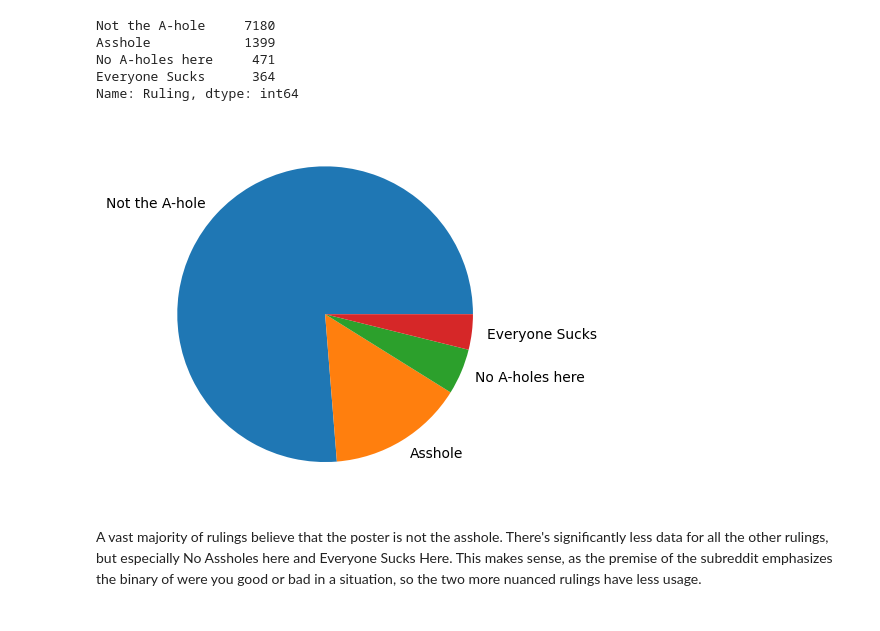
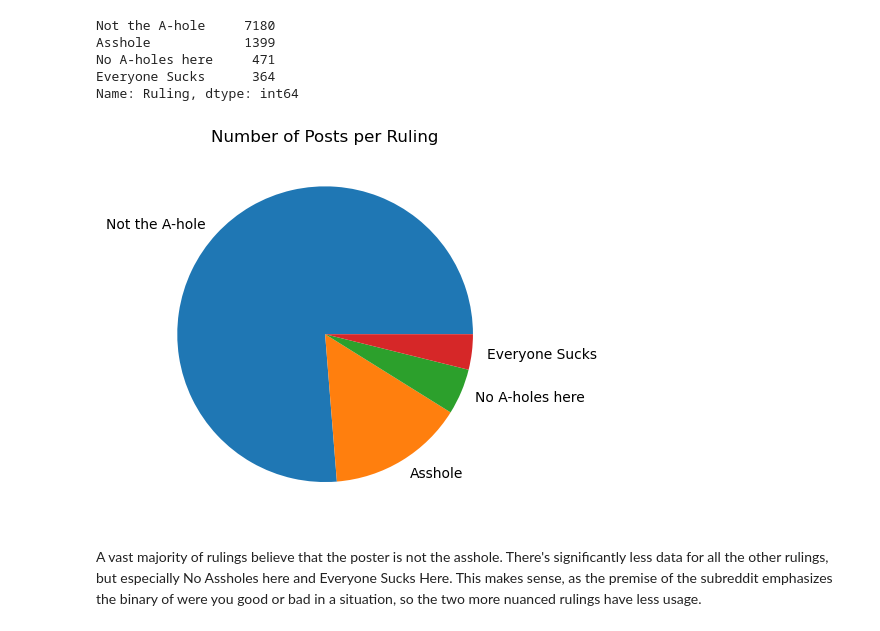
Before and after one commit to Data-Science-for-Linguists-2023/AITA-Blame-Analysis, a Jupyter notebook: code/data_analysis.ipynb, the cells around one changed output. Saved outputs shown, nothing was run; the diff lists cells and outputs as text; code cells hidden in the pictures.

```diff
--- a/code/data_analysis.ipynb
+++ b/code/data_analysis.ipynb
@@ -55,9 +79,11 @@ Everyone Sucks      364
 Name: Ruling, dtype: int64
 # %%
 rulings_graph = plt.pie(analysis_df.Ruling.value_counts(), labels=["Not the A-hole", "Asshole", "No A-holes here", "Everyone Sucks"])
+plt.title("Number of Posts per Ruling")
+plt.savefig('../figures/posts_breakdown.png')
 plt.show()
 # %% [output]
-[figure, old version]
+[figure, new version]
 # %% [markdown]
 A vast majority of rulings believe that the poster is not the asshole. There's significantly less data for all the other rulings, but especially No Assholes here and Everyone Sucks Here. This makes sense, as the premise of the subreddit emphasizes the binary of were you good or bad in a situation, so the two more nuanced rulings have less usage.
 # %% [markdown]
```
Also changed, not shown: parts of 43 cells of this notebook, 14 other files.
